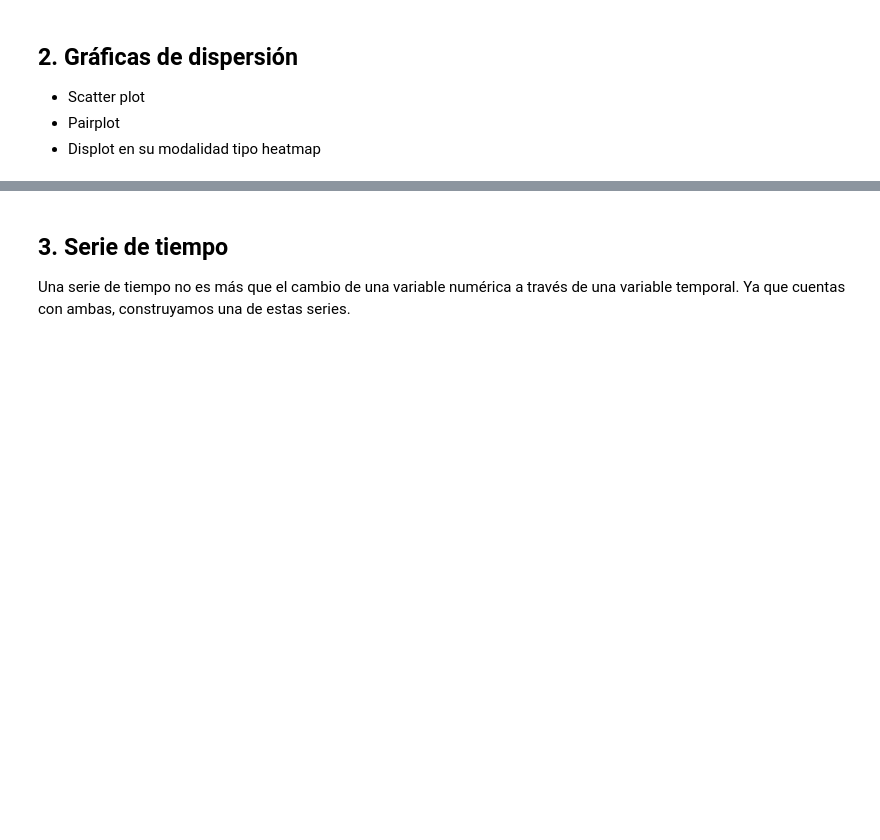
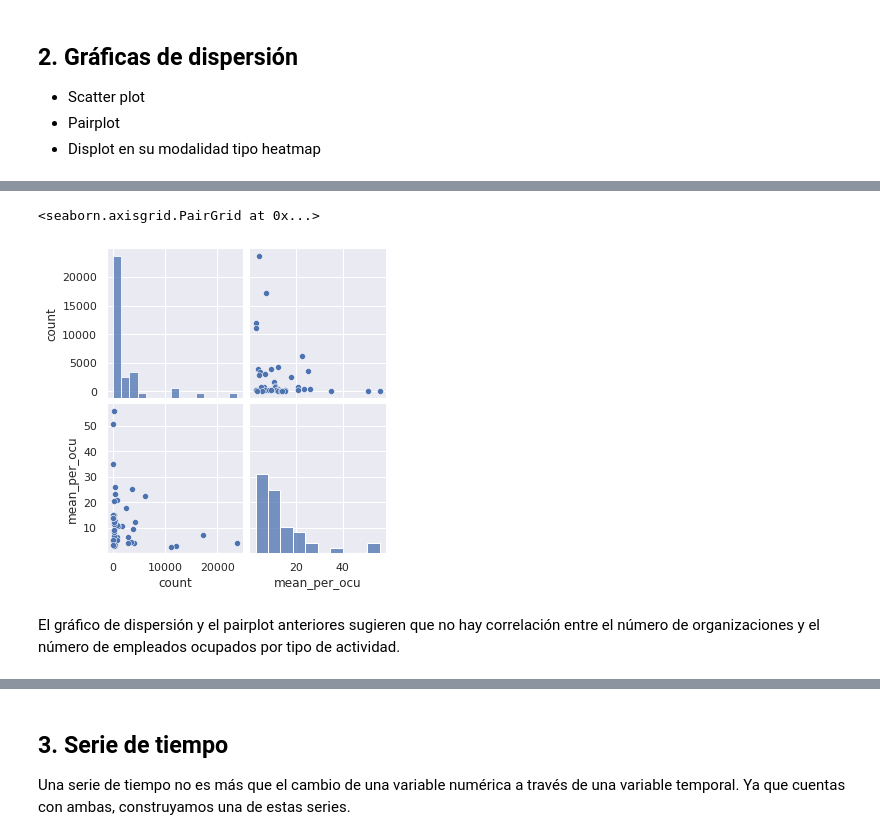
Before and after one commit to DanielEduardoLopez/DEVF-DataVisualization, a Jupyter notebook: Part2_Challenge_INEGI.ipynb, the cells around one changed output, grey strips where cells are left out. Saved outputs shown, nothing was run; the diff lists cells and outputs as text; code cells hidden in the pictures; blank space fills up the shorter version.

```diff
--- a/Part2_Challenge_INEGI.ipynb
+++ b/Part2_Challenge_INEGI.ipynb
@@ -210,0 +205,9 @@ sns.pairplot(data = df_scatter,
+# %%
+# Pairplot del número de organizaciones vs. promedio de personas ocupadas por tipo de actividad
+sns.pairplot(data = df_scatter_act,
+                )
+# %% [output]
+<seaborn.axisgrid.PairGrid at 0x...>
+[figure, added]
+# %% [markdown]
+El gráfico de dispersión y el pairplot anteriores sugieren que no hay correlación entre el número de organizaciones y el número de empleados ocupados por tipo de actividad.
```
Also changed, not shown: parts of 42 cells of this notebook.
